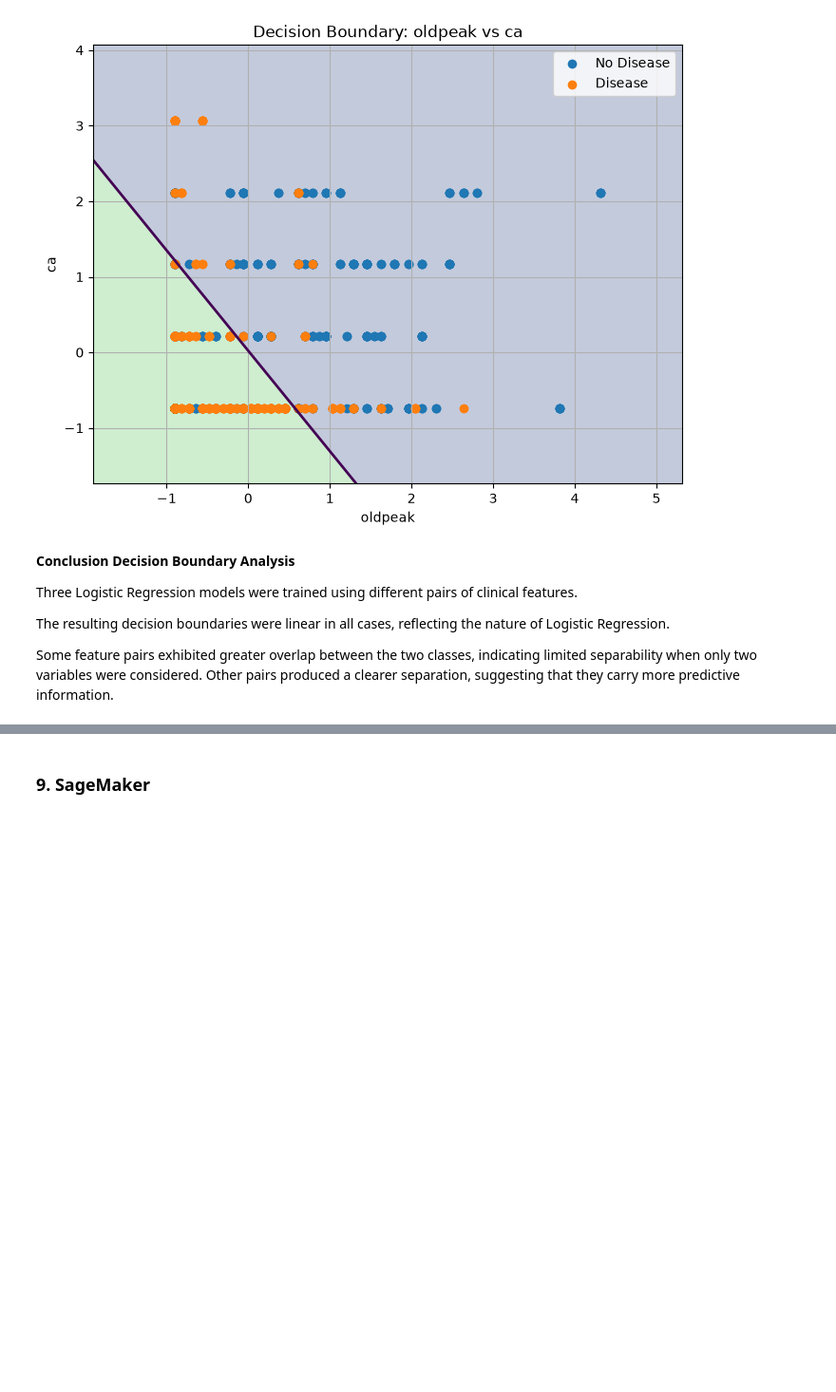
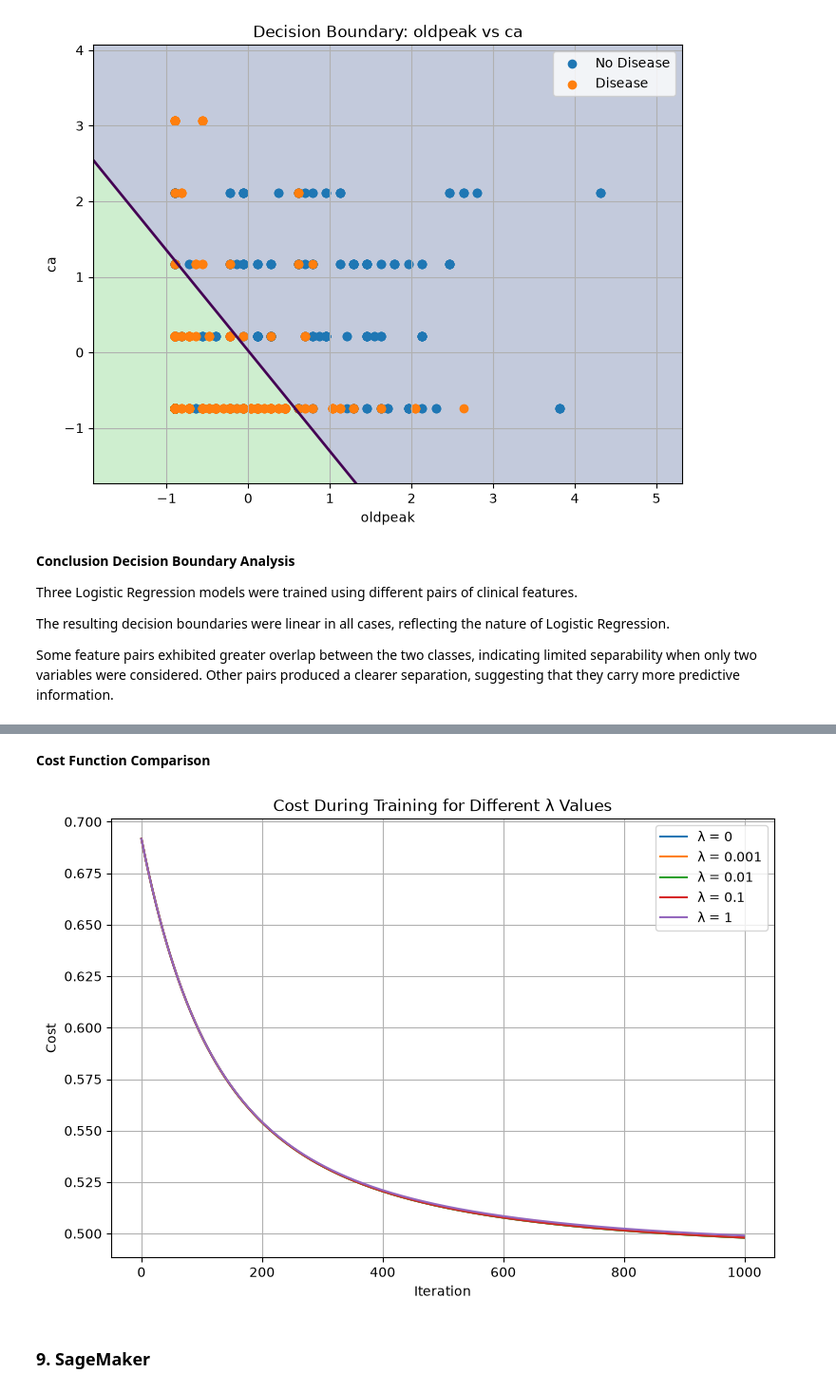
Before and after one commit to NicoToro25/TDSE-Lab1-Heart-Disease-Risk-Prediction, a Jupyter notebook: heart_disease_lr_analysis.ipynb, the cells around one changed output, grey strips where cells are left out. Shown at 95% size. Drawn from its saved outputs; the diff is of its cells as text; code cells hidden in the pictures; blank space fills up the shorter version.

```diff
--- a/heart_disease_lr_analysis.ipynb
+++ b/heart_disease_lr_analysis.ipynb
@@ -1113,0 +1212,23 @@ Some feature pairs exhibited greater overlap between the two classes, indicating
+# %%
+def train_logistic_regression_l2(
+    X,
+    y,
+    learning_rate=0.01,
+    iterations=1000,
+    lambda_=0
+):
+
+    w, b, cost_history = gradient_descent_l2(
+        X,
+        y,
+        learning_rate,
+        iterations,
+        lambda_
+    )
+
+    return {
+        "weights": w,
+        "bias": b,
+        "cost_history": cost_history,
+        "lambda": lambda_
+    }
@@ -1114,3 +1281,26 @@ Some feature pairs exhibited greater overlap between the two classes, indicating
+# %% [markdown]
+**Cost Function Comparison**
+# %%
+plt.figure(figsize=(9,6))
+
+for lambda_ in lambda_values:
+
+    plt.plot(
+        regularized_models[lambda_]["cost_history"],
+        label=f"λ = {lambda_}"
+    )
+
+plt.title("Cost During Training for Different λ Values")
+plt.xlabel("Iteration")
+plt.ylabel("Cost")
+
+plt.legend()
+
+plt.grid(True)
+
+plt.show()
+# %% [output]
+[figure, added]
 # %% [markdown]
 ### 9. SageMaker
 # %% [markdown]
```
Also changed, not shown: parts of 6 cells of this notebook.
